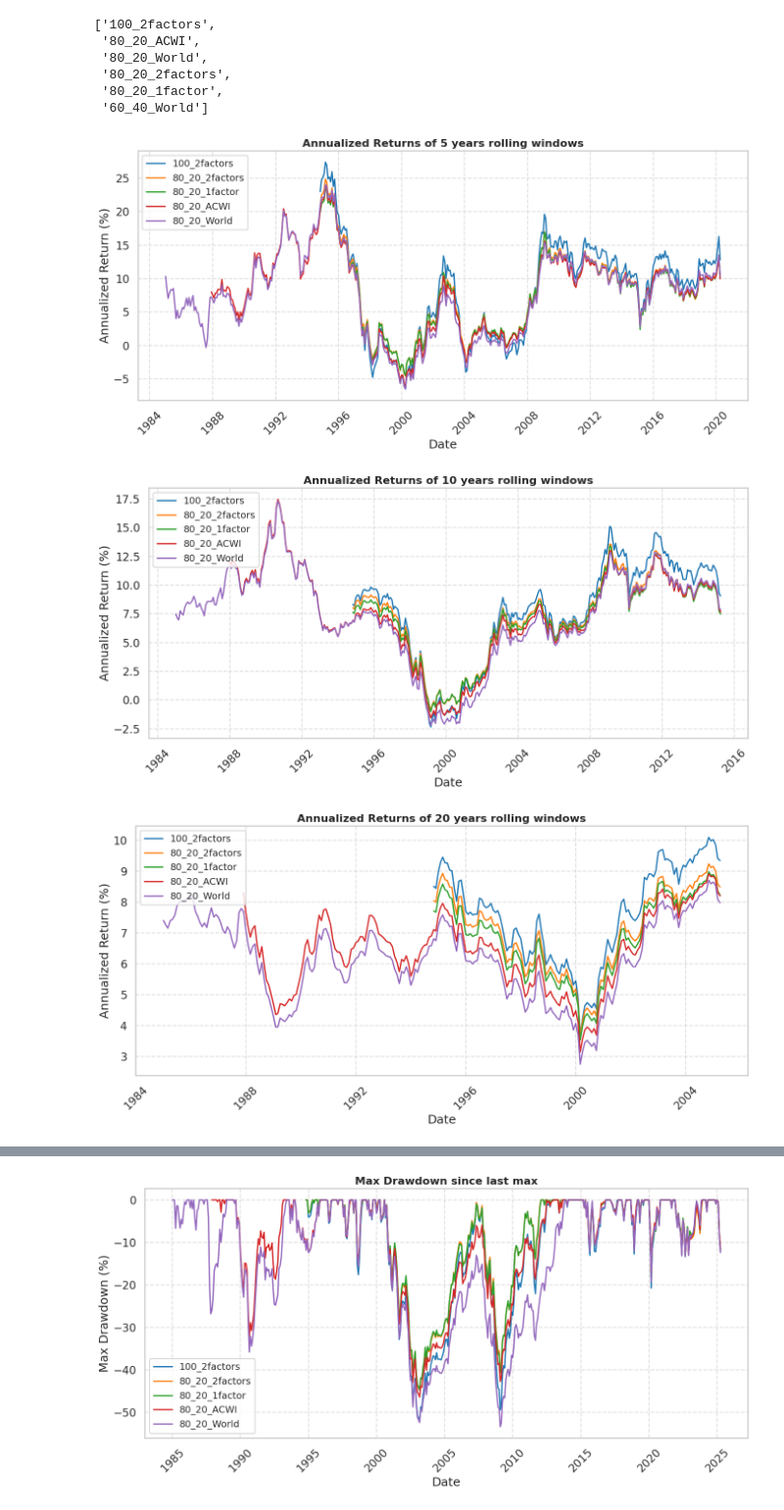
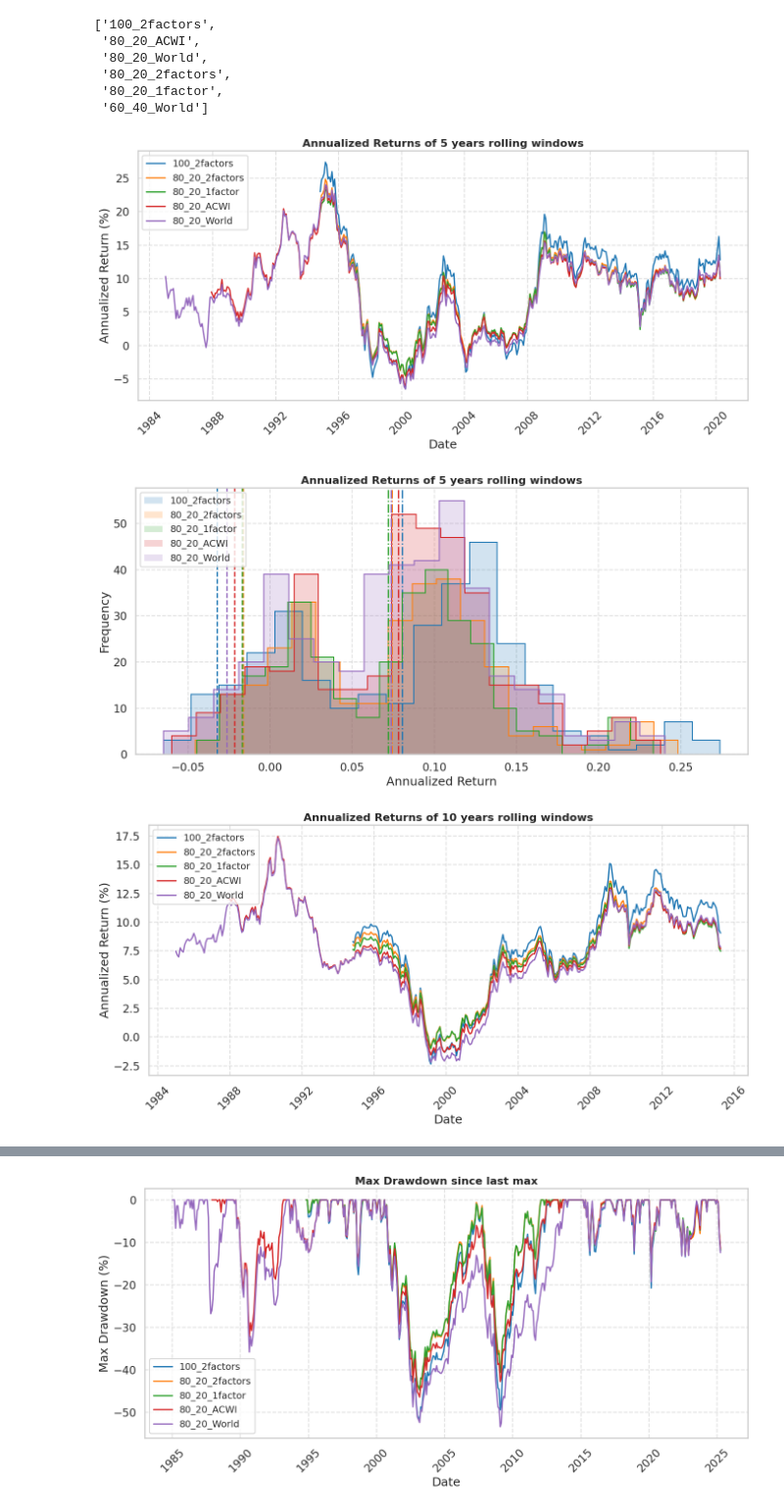
Before and after one commit to PhisicsLollo0/Finance4All, a Jupyter notebook: prices_scraping.ipynb, the cells around one changed output, grey strips where cells are left out. Shown at 98% size. Saved outputs shown, nothing was run; the diff lists cells and outputs as text; code cells hidden in the pictures.

```diff
--- a/prices_scraping.ipynb
+++ b/prices_scraping.ipynb
@@ -10,25 +11,6 @@ get_data_info()
 data = get_data_updated_2025()
 # %% [markdown]
 download_data_updated()
-# %%
-def merge_results(final_results, results):
-
-    if final_results is None:
-        return results
-    else:
-        merged_df = pd.merge(final_results, results, on="Date", how="outer")
-        merged_df = merged_df.sort_values(by="Date").reset_index(drop=True)
-
-        # Convert the 'Date' column to datetime (assuming MM/YYYY format)
-        merged_df["Date"] = pd.to_datetime(merged_df["Date"], format="%m/%Y")
-
-        # Sort by the datetime values
-        merged_df = merged_df.sort_values(by="Date").reset_index(drop=True)
-
-        # (Optional) Convert Date back to MM/YYYY string format if needed
-        merged_df["Date"] = merged_df["Date"].dt.strftime("%m/%Y")
-
-        return merged_df
 # %%
 get_list_of_portfolios()
 # %% [output]
@@ -41,26 +23,27 @@ get_list_of_portfolios()
 # %%
 portfolios = ['100_2factors',
               '80_20_2factors',
               '80_20_1factor',
               '80_20_ACWI',
               '80_20_World']
 
 for years in [5, 10, 20, 25]:
     final_results = None
     for portfolio_name in portfolios:
 
         portfolio = load_portfolio(portfolio_name)
         data, weights = prune_data_portfolio(portfolio)
 
         # Compute the returns
         results = compute_portfolio_returns_combined(*prune_data_portfolio(portfolio), years=years)
         results = results.rename(columns={results.columns[-1]: portfolio_name})
         results[portfolio_name] = results[portfolio_name].round(5)
 
         final_results = merge_results(final_results, results)
 
     plot_annualized_returns(final_results, years=years)
+    plot_returns_histogram(final_results, years=years)
 # %% [output]
 [figure]
-[figure, old version]
+[figure, new version]
-[figure, old version]
+[figure, new version]
```
Also changed, not shown: parts of 3 cells of this notebook, 4 other files.
